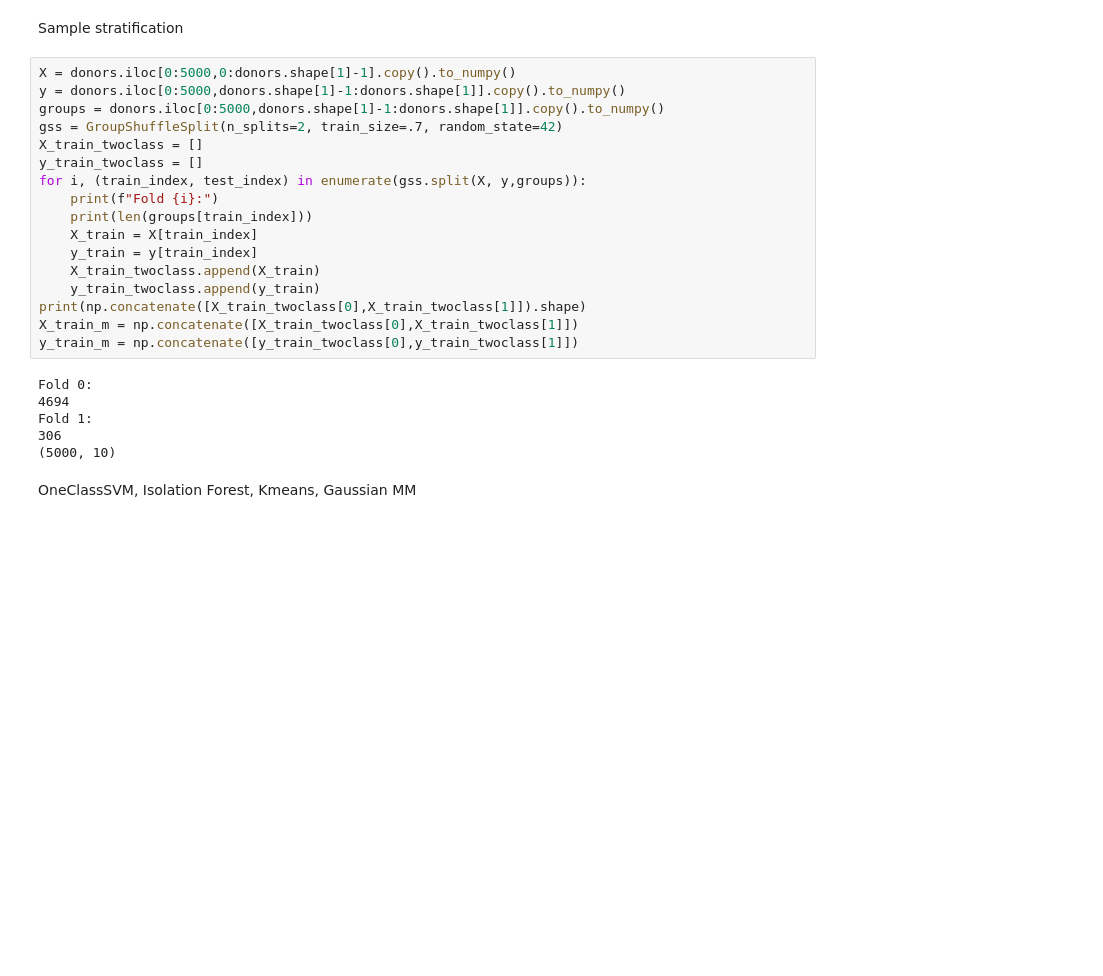
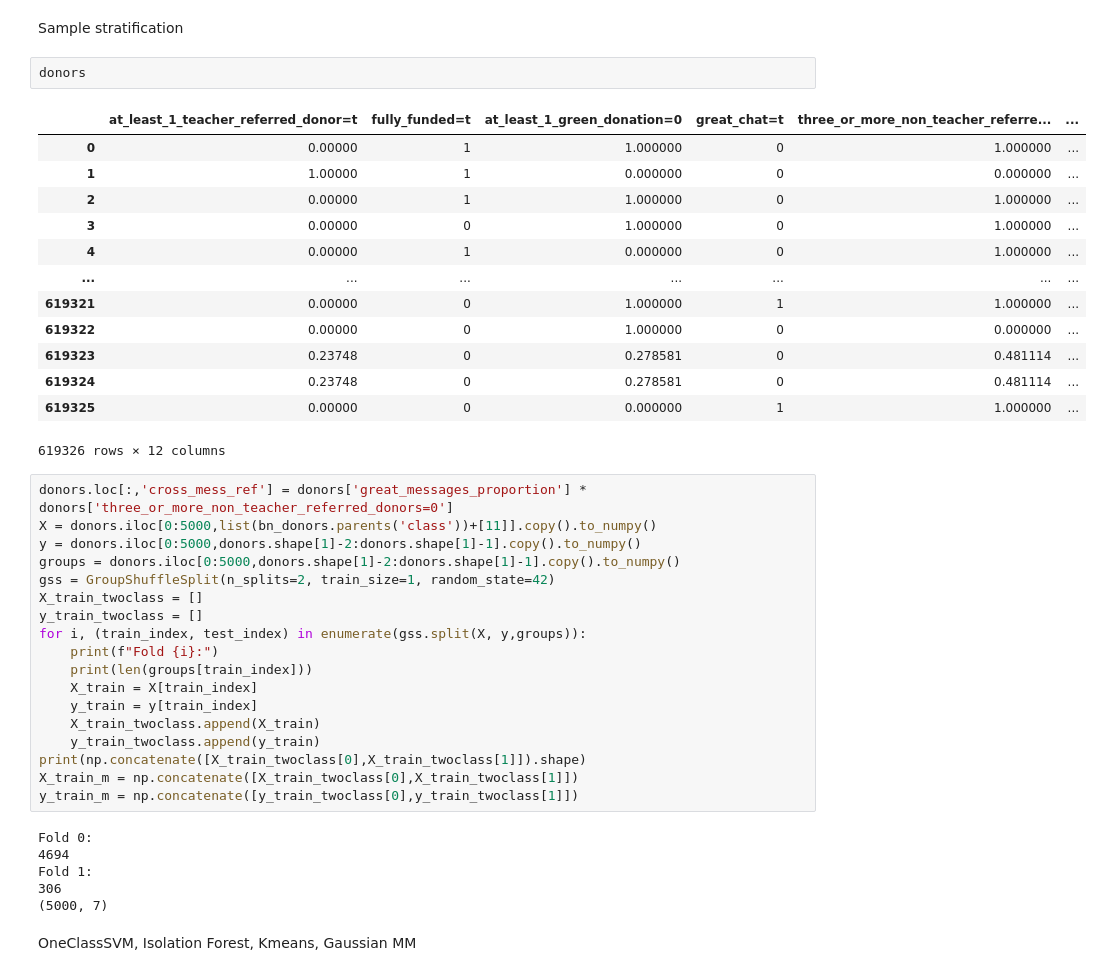
Before and after one commit to kpapdac/anomaly_detection, a Jupyter notebook: examples/anomaly_classifier.ipynb, the cells around one changed output. Drawn from its saved outputs; the diff is of its cells as text; blank space fills up the shorter version.

```diff
--- a/examples/anomaly_classifier.ipynb
+++ b/examples/anomaly_classifier.ipynb
@@ -57,10 +156,27 @@ dtype: int64
 # %% [markdown]
 Sample stratification
+# %%
+donors
+# %% [output]
+|  | at_least_1_teacher_referred_donor=t | fully_funded=t | at_least_1_green_donation=0 | great_chat=t | three_or_more_non_teacher_referre... | ... |
+| 0 | 0.00000 | 1 | 1.000000 | 0 | 1.000000 | ... |
+| 1 | 1.00000 | 1 | 0.000000 | 0 | 0.000000 | ... |
+| 2 | 0.00000 | 1 | 1.000000 | 0 | 1.000000 | ... |
+| 3 | 0.00000 | 0 | 1.000000 | 0 | 1.000000 | ... |
+| 4 | 0.00000 | 1 | 0.000000 | 0 | 1.000000 | ... |
+| ... | ... | ... | ... | ... | ... | ... |
+| 619321 | 0.00000 | 0 | 1.000000 | 1 | 1.000000 | ... |
+| 619322 | 0.00000 | 0 | 1.000000 | 0 | 0.000000 | ... |
+| 619323 | 0.23748 | 0 | 0.278581 | 0 | 0.481114 | ... |
+| 619324 | 0.23748 | 0 | 0.278581 | 0 | 0.481114 | ... |
+| 619325 | 0.00000 | 0 | 0.000000 | 1 | 1.000000 | ... |
+619326 rows × 12 columns
 # %%
-X = donors.iloc[0:5000,0:donors.shape[1]-1].copy().to_numpy()
-y = donors.iloc[0:5000,donors.shape[1]-1:donors.shape[1]].copy().to_numpy()
-groups = donors.iloc[0:5000,donors.shape[1]-1:donors.shape[1]].copy().to_numpy()
-gss = GroupShuffleSplit(n_splits=2, train_size=.7, random_state=42)
+donors.loc[:,'cross_mess_ref'] = donors['great_messages_proportion'] * donors['three_or_more_non_teacher_referred_donors=0']
+X = donors.iloc[0:5000,list(bn_donors.parents('class'))+[11]].copy().to_numpy()
+y = donors.iloc[0:5000,donors.shape[1]-2:donors.shape[1]-1].copy().to_numpy()
+groups = donors.iloc[0:5000,donors.shape[1]-2:donors.shape[1]-1].copy().to_numpy()
+gss = GroupShuffleSplit(n_splits=2, train_size=1, random_state=42)
 X_train_twoclass = []
 y_train_twoclass = []
 for i, (train_index, test_index) in enumerate(gss.split(X, y,groups)):
@@ -78,7 +194,7 @@ Fold 0:
 4694
 Fold 1:
 306
-(5000, 10)
+(5000, 7)
 # %% [markdown]
 OneClassSVM, Isolation Forest, Kmeans, Gaussian MM
 # %%
```
Also changed, not shown: parts of 21 cells of this notebook, 2 other files.
